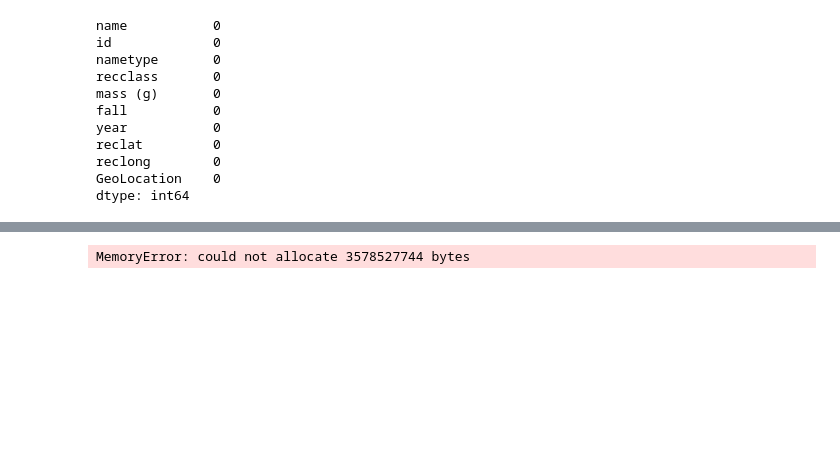
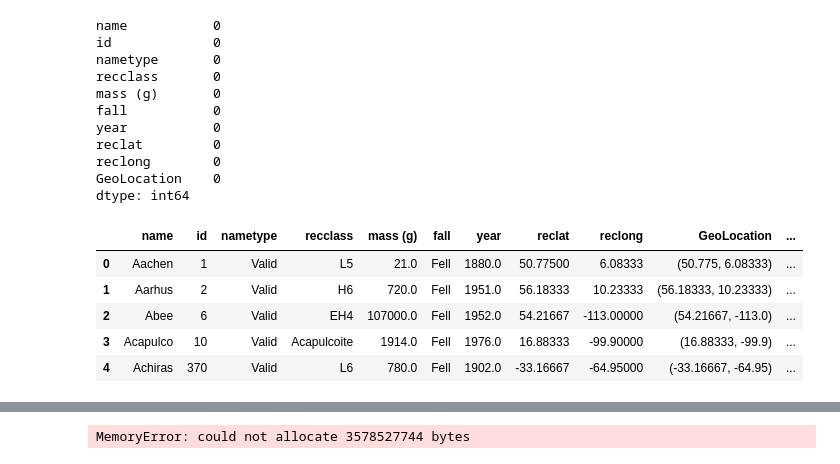
Before and after one commit to PabloRoblesA/Prologo_Proyecto, a Jupyter notebook: src/Modelos.ipynb, the cells around one changed output, grey strips where cells are left out. Drawn from its saved outputs; the diff is of its cells as text; code cells hidden in the pictures; blank space fills up the shorter version.

```diff
--- a/src/Modelos.ipynb
+++ b/src/Modelos.ipynb
@@ -39,0 +38,56 @@ dtype: int64
+# %%
+# Agregada columna 'mass_group' permitira agrupar meteoritos por masa.
+df['mass_group'] = pd.qcut(df['mass (g)'], 10, labels=False)
+
+# Agregadas columnas 'Hemisphere_ns' y 'Hemisphere_ew' que indican en que hemisferio se encontro/cayo cada meteorito.
+df['Hemisphere_ns'] = df['reclat'].apply(lambda x: 'North' if x >= 0 else 'South')
+df['Hemisphere_ew'] = df['reclong'].apply(lambda x: 'East' if x >= 0 else 'West')
+
+# Agregada columna 'new_group' que agrupa los meteoritos en base a su masa en 5 tipos (en base a columna mass_group)
+def categorize_mass_group(value):
+    if value in [1, 2]:
+        return 'muy pequeños'
+    elif value in [3, 4]:
+        return 'pequeños'
+    elif value in [5, 6]:
+        return 'medianos'
+    elif value in [7, 8]:
+        return 'grandes'
+    elif value in [9, 10]:
+        return 'muy grandes'
+    else:
+        return value
+
+df['new_group'] = df['mass_group'].apply(categorize_mass_group)
+
+# Agregadas columnas 'geometry' y 'cntry_name' que indican posicion y pais al que corresponde cada coordenada en base a columnas 'reclat' y 'reclong'
+import geopandas as gpd
+import pandas as pd
+import earthpy as et
+import shapely
+from folium.plugins import MarkerCluster
+from shapely.wkt import loads as wkt_loads
+from shapely.geometry import Point
+
+shapefile_path = '../Data/shape/country_shapes.shp'
+gdf_countries = gpd.read_file(shapefile_path)
+df['geometry'] = df.apply(lambda row: Point(row['reclong'], row['reclat']), axis=1)
+gdf_points = gpd.GeoDataFrame(df, geometry='geometry')
+gdf_points = gdf_points.set_crs(gdf_countries.crs)
+gdf_merged = gpd.sjoin(gdf_points, gdf_countries, how='left', op='within')
+df.reset_index(drop=True, inplace=True)
+gdf_merged.reset_index(drop=True, inplace=True)
+
+if len(gdf_merged) == len(df):
+    df['cntry_name'] = gdf_merged['cntry_name']
+else:
+    df = df.join(gdf_merged['cntry_name'])
+
+df.head()
+# %% [output]
+|  | name | id | nametype | recclass | mass (g) | fall | year | reclat | reclong | GeoLocation | ... |
+| 0 | Aachen | 1 | Valid | L5 | 21.0 | Fell | 1880.0 | 50.77500 | 6.08333 | (50.775, 6.08333) | ... |
+| 1 | Aarhus | 2 | Valid | H6 | 720.0 | Fell | 1951.0 | 56.18333 | 10.23333 | (56.18333, 10.23333) | ... |
+| 2 | Abee | 6 | Valid | EH4 | 107000.0 | Fell | 1952.0 | 54.21667 | -113.00000 | (54.21667, -113.0) | ... |
+| 3 | Acapulco | 10 | Valid | Acapulcoite | 1914.0 | Fell | 1976.0 | 16.88333 | -99.90000 | (16.88333, -99.9) | ... |
+| 4 | Achiras | 370 | Valid | L6 | 780.0 | Fell | 1902.0 | -33.16667 | -64.95000 | (-33.16667, -64.95) | ... |
```
Also changed, not shown: parts of 4 cells of this notebook, 1 other file.
